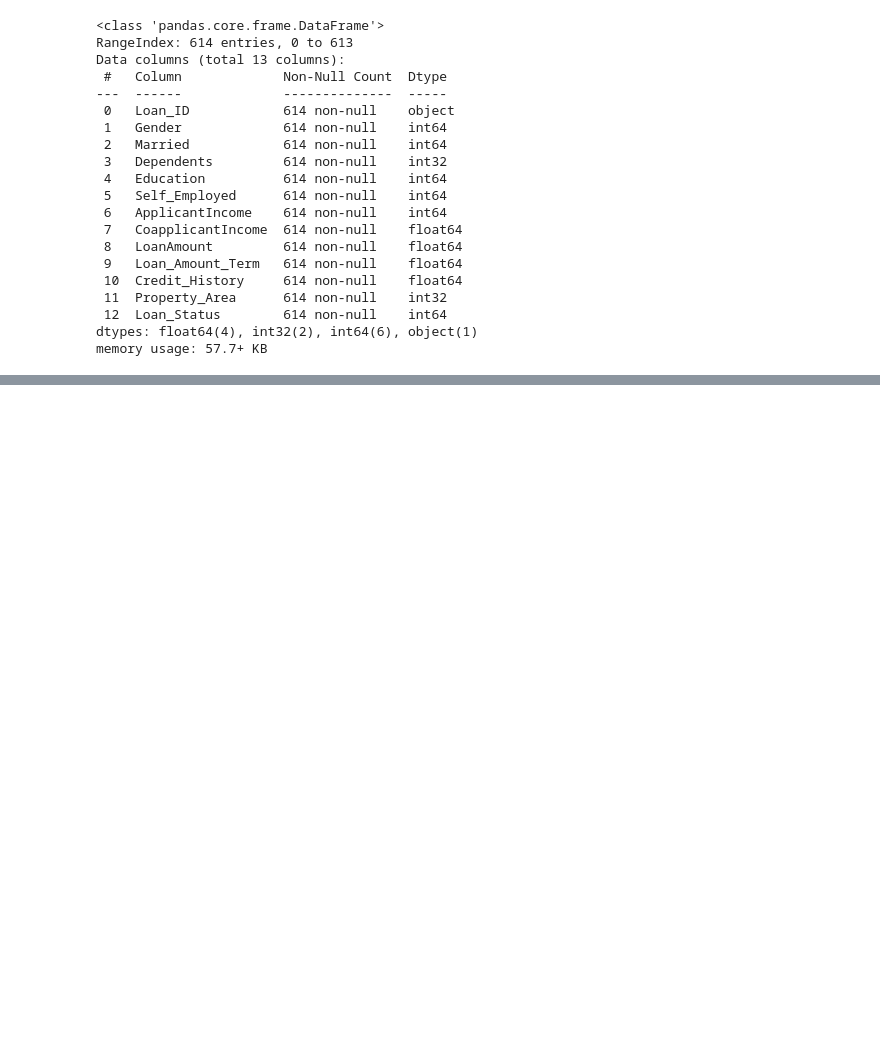
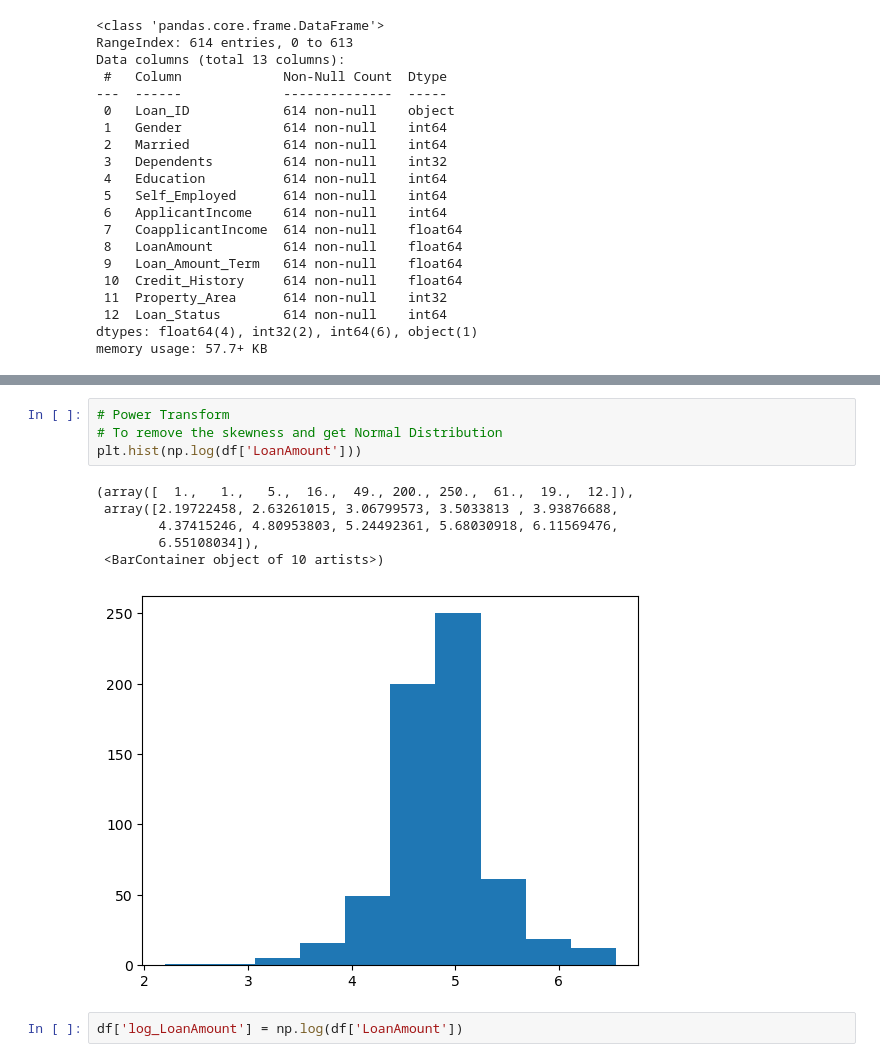
Before and after one commit to SannketNikam/Credit-Risk-Analysis, a Jupyter notebook: Notebooks/Credit Risk Analysis.ipynb, the cells around one changed output, grey strips where cells are left out. Drawn from its saved outputs; the diff is of its cells as text; blank space fills up the shorter version.

```diff
--- a/Notebooks/Credit Risk Analysis.ipynb
+++ b/Notebooks/Credit Risk Analysis.ipynb
@@ -305,0 +320,13 @@ ModuleNotFoundError: No module named 'seaborn'
+# %%
+# Power Transform
+# To remove the skewness and get Normal Distribution
+plt.hist(np.log(df['LoanAmount']))
+# %% [output]
+(array([  1.,   1.,   5.,  16.,  49., 200., 250.,  61.,  19.,  12.]),
+ array([2.19722458, 2.63261015, 3.06799573, 3.5033813 , 3.93876688,
+        4.37415246, 4.80953803, 5.24492361, 5.68030918, 6.11569476,
+        6.55108034]),
+ <BarContainer object of 10 artists>)
+[figure, added]
+# %%
+df['log_LoanAmount'] = np.log(df['LoanAmount'])
```
Also changed, not shown: parts of 11 cells of this notebook.
